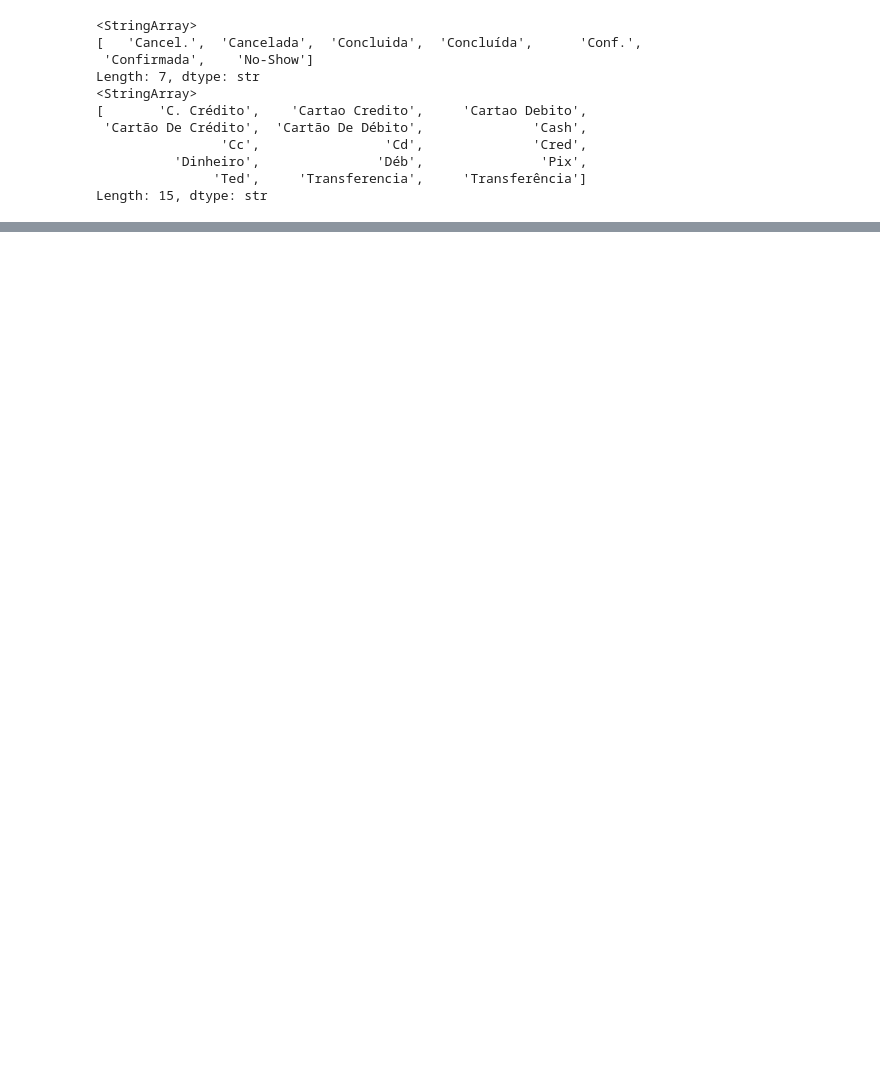
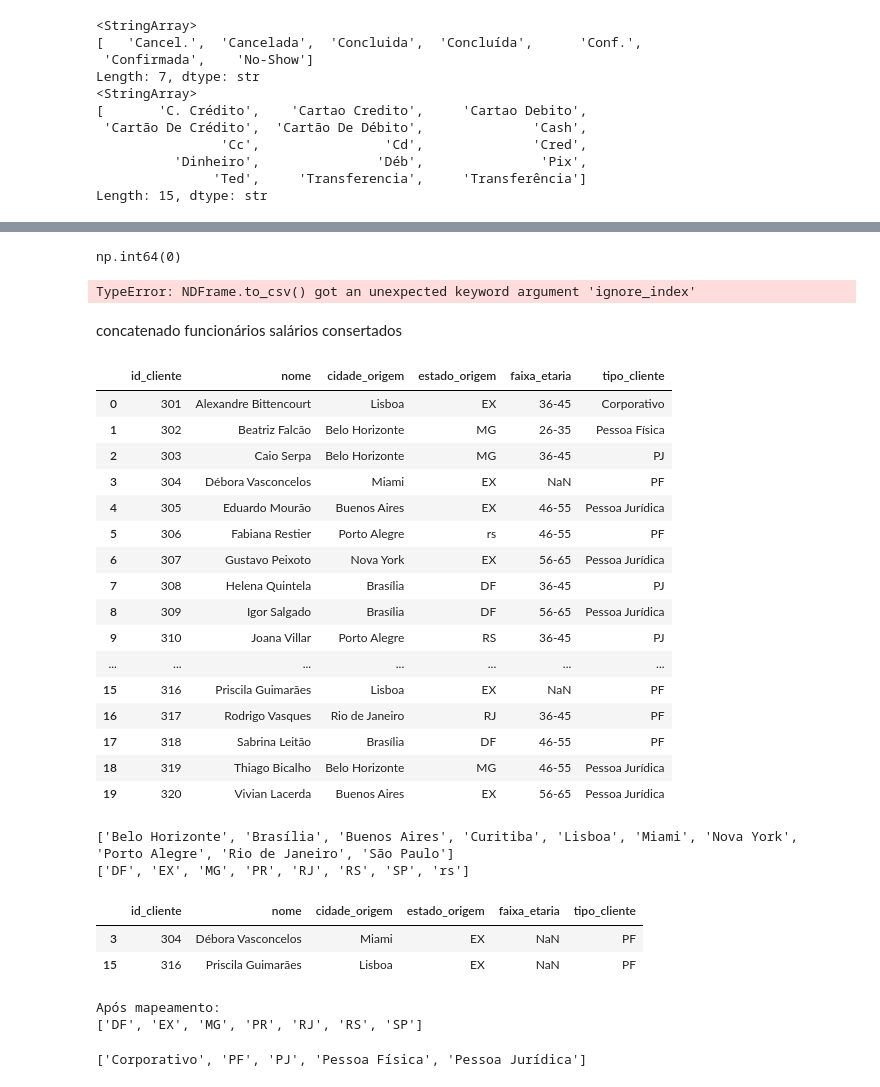
Before and after one commit to CarlosEduardoRodrigues7/Narahotel, a Jupyter notebook: narahotel.ipynb, the cells around one changed output, grey strips where cells are left out. Saved outputs shown, nothing was run; the diff lists cells and outputs as text; code cells hidden in the pictures; blank space fills up the shorter version.

Commit message:
Add files via upload
finalização das concatenações

```diff
--- a/narahotel.ipynb
+++ b/narahotel.ipynb
@@ -1052,0 +1390,66 @@ df_reserva.duplicated().sum()
+# %%
+df_funcionarios.duplicated().sum()
+df_funcionarios[df_funcionarios.duplicated(keep=False)]
+df_funcionarios.duplicated(subset=['id_funcionario',	'id_unidade',	'nome',	'cargo',	'departamento',	'salario',	'data_admissao']).sum()
+# %% [output]
+np.int64(0)
+# %%
+df_funcionarios.to_csv('funcionarios.concat.csv', sep=';', ignore_index=True)
+df_funcionarios
+# %% [output]
+TypeError: NDFrame.to_csv() got an unexpected keyword argument 'ignore_index'
+# %% [markdown]
+concatenado funcionários
+salários consertados
+# %%
+df_clien = pd.read_csv('clientes_novos.csv', sep=';')
+df_clien
+# %% [output]
+|  | id_cliente | nome | cidade_origem | estado_origem | faixa_etaria | tipo_cliente |
+| 0 | 301 | Alexandre Bittencourt | Lisboa | EX | 36-45 | Corporativo |
+| 1 | 302 | Beatriz Falcão | Belo Horizonte | MG | 26-35 | Pessoa Física |
+| 2 | 303 | Caio Serpa | Belo Horizonte | MG | 36-45 | PJ |
+| 3 | 304 | Débora Vasconcelos | Miami | EX | NaN | PF |
+| 4 | 305 | Eduardo Mourão | Buenos Aires | EX | 46-55 | Pessoa Jurídica |
+| 5 | 306 | Fabiana Restier | Porto Alegre | rs | 46-55 | PF |
+| 6 | 307 | Gustavo Peixoto | Nova York | EX | 56-65 | Pessoa Jurídica |
+| 7 | 308 | Helena Quintela | Brasília | DF | 36-45 | PJ |
+| 8 | 309 | Igor Salgado | Brasília | DF | 56-65 | Pessoa Jurídica |
+| 9 | 310 | Joana Villar | Porto Alegre | RS | 36-45 | PJ |
+| ... | ... | ... | ... | ... | ... | ... |
+| 15 | 316 | Priscila Guimarães | Lisboa | EX | NaN | PF |
+| 16 | 317 | Rodrigo Vasques | Rio de Janeiro | RJ | 36-45 | PF |
+| 17 | 318 | Sabrina Leitão | Brasília | DF | 46-55 | PF |
+| 18 | 319 | Thiago Bicalho | Belo Horizonte | MG | 46-55 | Pessoa Jurídica |
+| 19 | 320 | Vivian Lacerda | Buenos Aires | EX | 56-65 | Pessoa Jurídica |
+# %%
+
+df_clien['cidade_origem'].sort_values().unique()
+df_clien['estado_origem'].sort_values()
+print(sorted(df_clien['cidade_origem'].unique()))
+print(sorted(df_clien['estado_origem'].unique()))
+# %% [output]
+['Belo Horizonte', 'Brasília', 'Buenos Aires', 'Curitiba', 'Lisboa', 'Miami', 'Nova York', 'Porto Alegre', 'Rio de Janeiro', 'São Paulo']
+['DF', 'EX', 'MG', 'PR', 'RJ', 'RS', 'SP', 'rs']
+# %%
+df_clien[df_clien.isnull().any(axis=1)]
+# %% [output]
+|  | id_cliente | nome | cidade_origem | estado_origem | faixa_etaria | tipo_cliente |
+| 3 | 304 | Débora Vasconcelos | Miami | EX | NaN | PF |
+| 15 | 316 | Priscila Guimarães | Lisboa | EX | NaN | PF |
+# %%
+mapa_cidades = {
+    'rs': 'RS',
+}
+
+df_clien['estado_origem'] = df_clien['estado_origem'].map(mapa_cidades).fillna(df_clien['estado_origem'])
+
+print('Após mapeamento:')
+print(sorted(df_clien['estado_origem'].unique()))
+# %% [output]
+Após mapeamento:
+['DF', 'EX', 'MG', 'PR', 'RJ', 'RS', 'SP']
+# %%
+print(sorted(df_clien['tipo_cliente'].unique()))
+# %% [output]
+['Corporativo', 'PF', 'PJ', 'Pessoa Física', 'Pessoa Jurídica']
```
Also changed, not shown: parts of 58 cells of this notebook.
